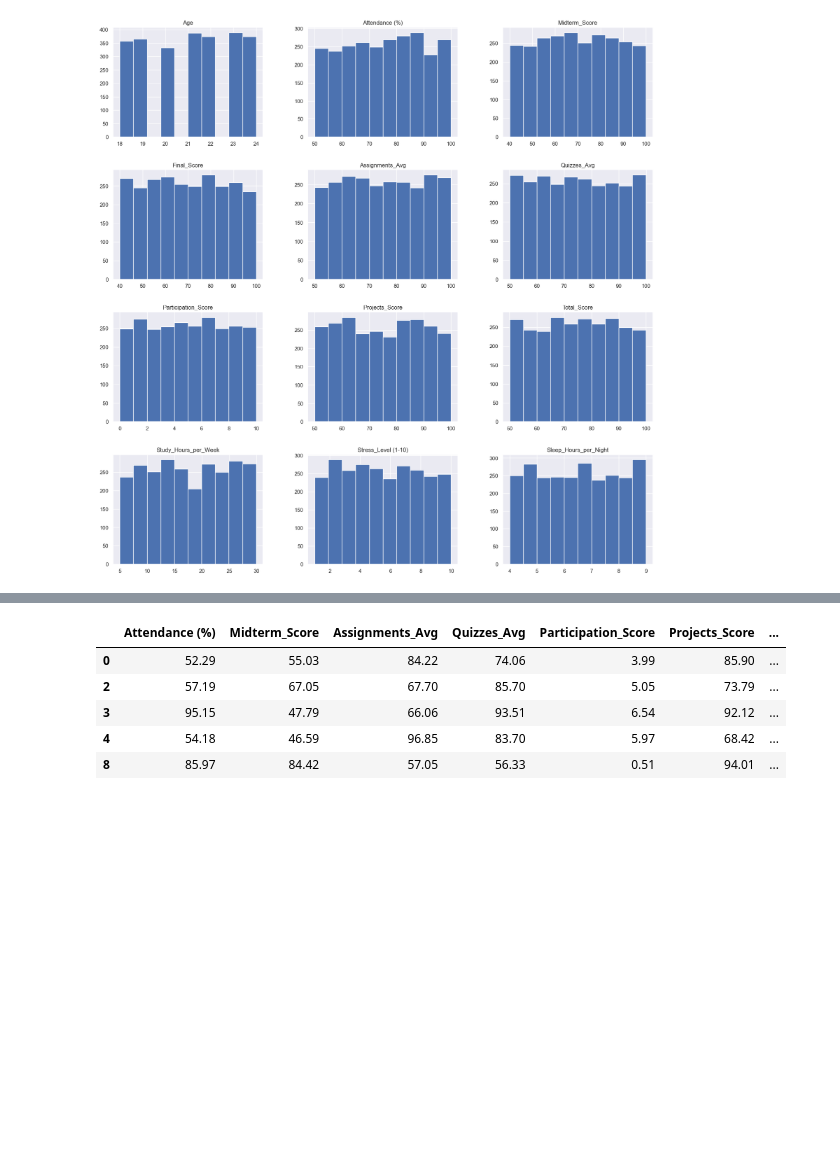
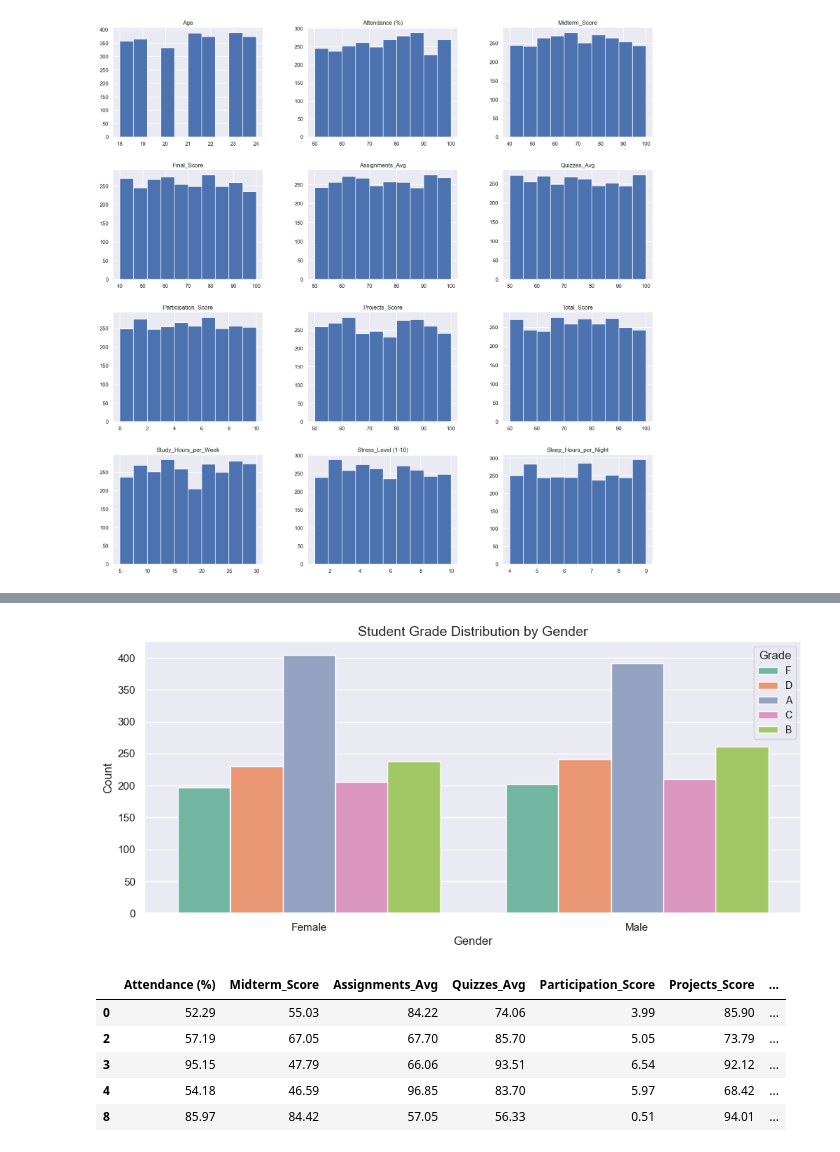
Before and after one commit to Felixokoth7/Predicting-Student-Performance, a Jupyter notebook: Perfomance predictions.ipynb, the cells around one changed output, grey strips where cells are left out. Cells and saved outputs as stored; diff of their text form; code cells hidden in the pictures; blank space fills up the shorter version.

```diff
--- a/Perfomance predictions.ipynb
+++ b/Perfomance predictions.ipynb
@@ -98,3 +119,15 @@ fig.show()
+# %%
+# Map showing relationship between Gender and Grade
+plt.figure(figsize=(12, 5))
+
+sns.countplot(x="Gender", hue="Grade", data=grades, palette="Set2")
+plt.title("Student Grade Distribution by Gender", fontsize=14)
+plt.xlabel("Gender", fontsize=12)
+plt.ylabel("Count", fontsize=12)
+plt.legend(title="Grade", fontsize=10)
+plt.show()
+# %% [output]
+[figure, added]
 # %%
 grades.dropna(axis=0, inplace=True) #drop missing values
 #features used for prediction
```
Also changed, not shown: parts of 5 cells of this notebook, 1 other file.
